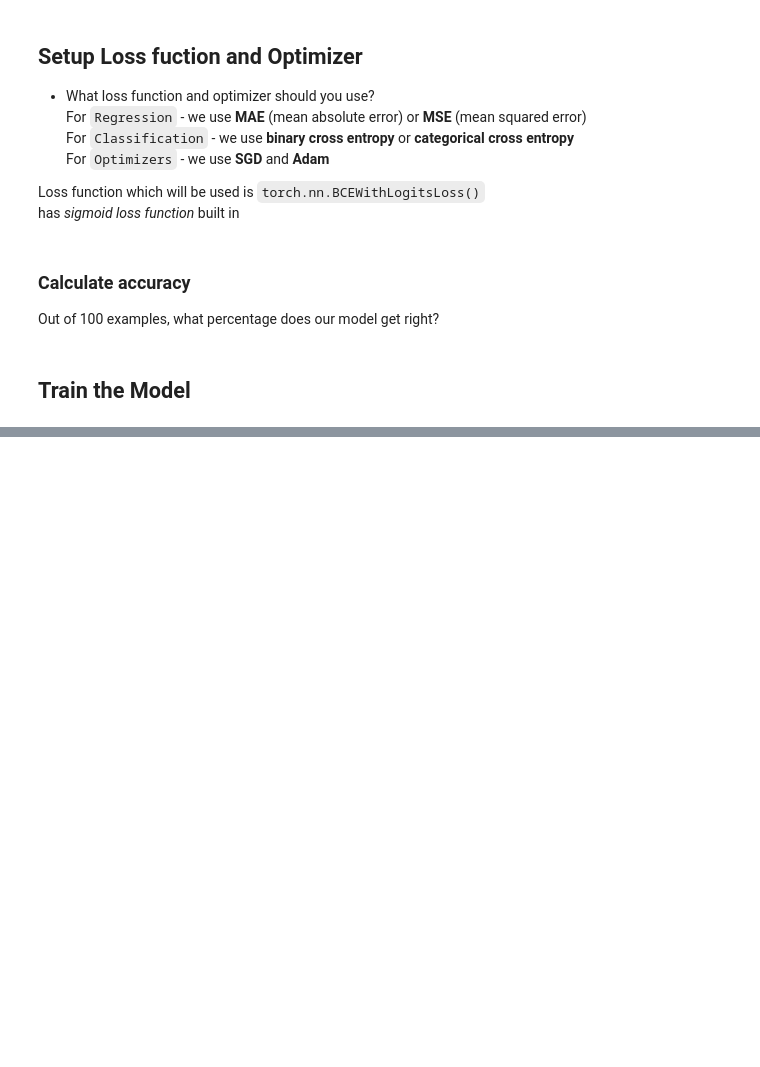
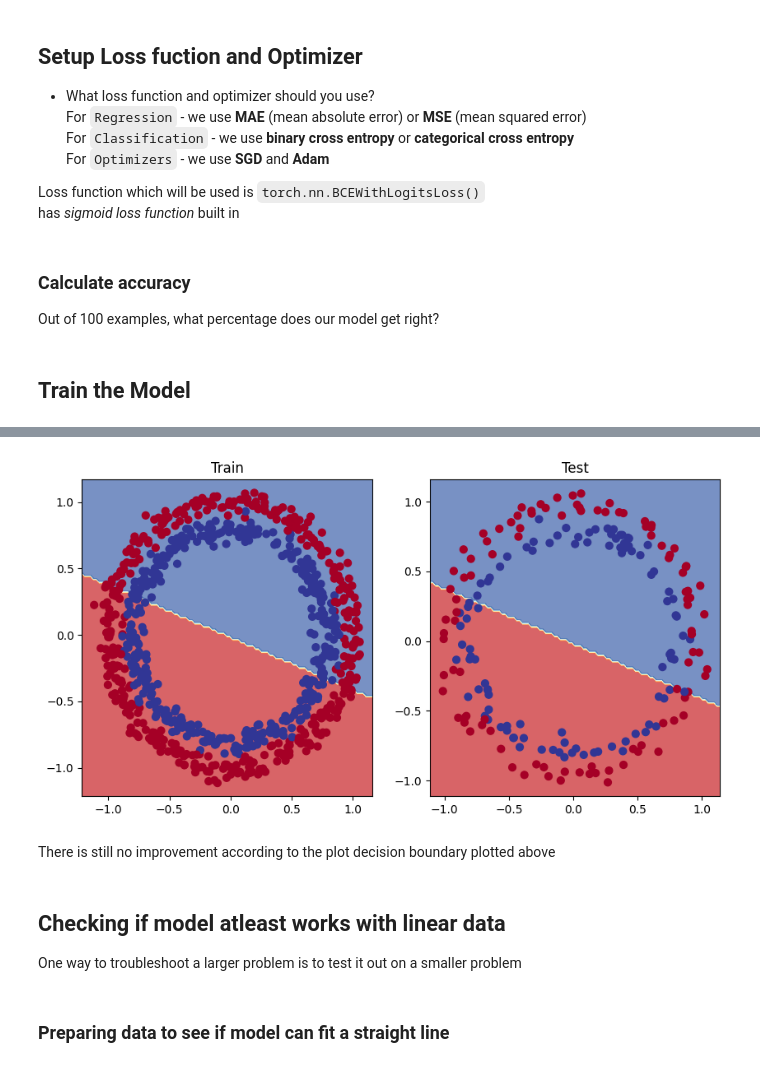
Before and after one commit to yashkathe/Deep-Learning-with-PyTorch, a Jupyter notebook: 02_neural_network_classification.ipynb, the cells around one changed output, grey strips where cells are left out. Drawn from its saved outputs; the diff is of its cells as text; code cells hidden in the pictures; blank space fills up the shorter version.

```diff
--- a/02_neural_network_classification.ipynb
+++ b/02_neural_network_classification.ipynb
@@ -259,0 +524,7 @@ def accuracy_fn(y_true, y_pred):
+# %%
+#loss function
+loss_fn = nn.BCEWithLogitsLoss()
+
+#optimizer
+optimizer = torch.optim.SGD(params=model_1.parameters(),
+                            lr=0.1)
@@ -259,0 +597,21 @@ def accuracy_fn(y_true, y_pred):
+# %%
+# Plot decision boundary
+plt.figure(figsize=(10,5))
+plt.subplot(1,2,1)
+plt.title("Train")
+
+plot_decision_boundary(model_1, x_train, y_train)
+
+plt.subplot(1, 2, 2)
+plt.title("Test")
+plot_decision_boundary(model_1, x_test, y_test)
+# %% [output]
+[figure, added]
+# %% [markdown]
+There is still no improvement according to the plot decision boundary plotted above
+# %% [markdown]
+## Checking if model atleast works with linear data
+
+One way to troubleshoot a larger problem is to test it out on a smaller problem
+# %% [markdown]
+### Preparing data to see if model can fit a straight line
```
Also changed, not shown: parts of 58 cells of this notebook.
